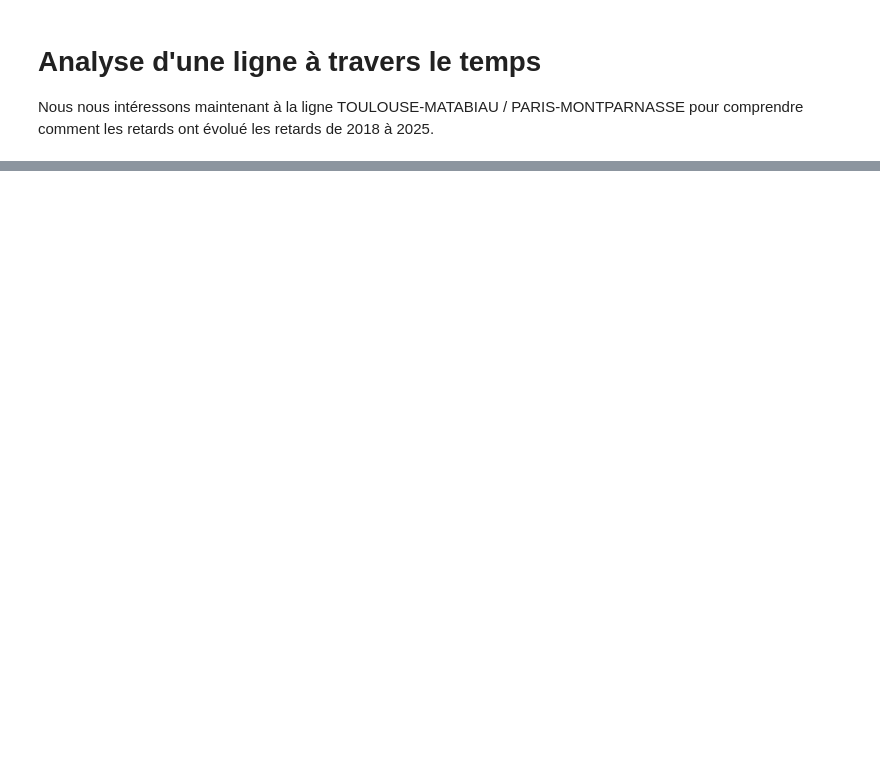
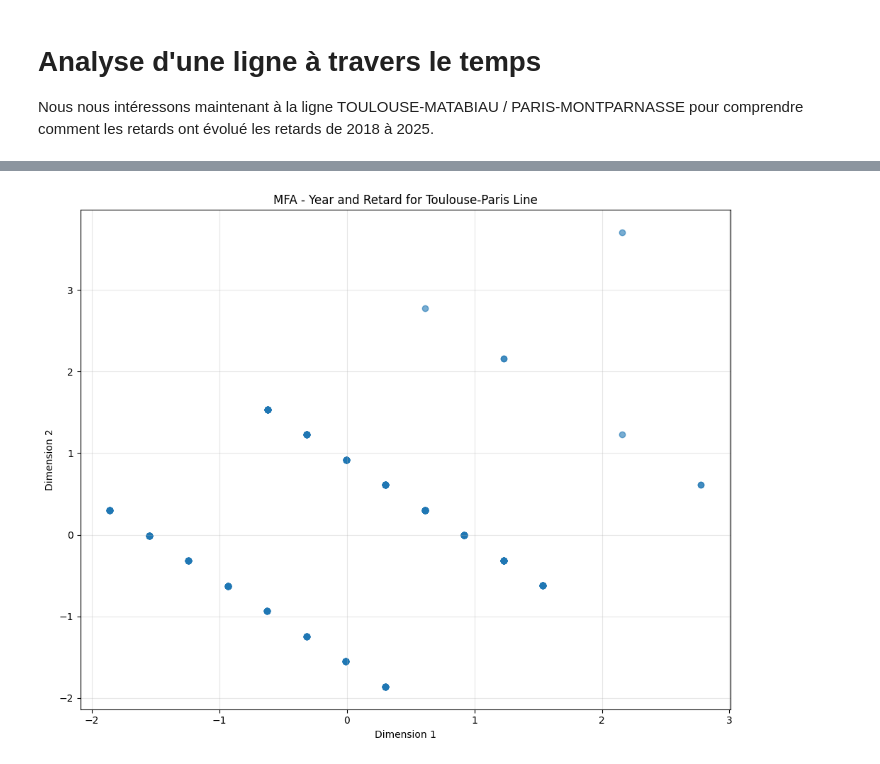
Before and after one commit to Clara-Lst/Projet_AD, a Jupyter notebook: AD-projet-python_FMA-Alex.ipynb, the cells around one changed output, grey strips where cells are left out. Saved outputs shown, nothing was run; the diff lists cells and outputs as text; code cells hidden in the pictures; blank space fills up the shorter version.

```diff
--- a/AD-projet-python_FMA-Alex.ipynb
+++ b/AD-projet-python_FMA-Alex.ipynb
@@ -740,0 +611,36 @@ display(paris_to_toulouse)
+# %%
+# Prepare data for MFA - select qualitative variables
+mfa_data = toulouse_paris[['year', 'retard']].copy()
+
+# Encode categorical variables to numerical
+mfa_data_encoded = mfa_data.copy()
+mfa_data_encoded['year'] = pd.factorize(mfa_data_encoded['year'])[0]
+mfa_data_encoded['retard'] = pd.factorize(mfa_data_encoded['retard'])[0]
+
+# Define groups (each variable is its own group for MFA)
+groups = {'year': ['year'], 'retard': ['retard']}
+
+# Fit MFA with groups parameter
+mfa = prince.MFA(
+    n_components=2,
+    n_iter=3,
+    copy=True,
+    check_input=True,
+    random_state=42
+)
+
+mfa.fit(mfa_data_encoded, groups=groups)
+
+# Plot the MFA results using row_coordinates
+row_coords = mfa.row_coordinates(mfa_data_encoded)
+
+plt.figure(figsize=(10, 8))
+plt.scatter(row_coords.iloc[:, 0], row_coords.iloc[:, 1], alpha=0.6)
+plt.xlabel(f'Dimension 1')
+plt.ylabel(f'Dimension 2')
+plt.title('MFA - Year and Retard for Toulouse-Paris Line')
+plt.grid(True, alpha=0.3)
+plt.tight_layout()
+plt.show()
+# %% [output]
+[figure, added]
```
Also changed, not shown: parts of 55 cells of this notebook.
